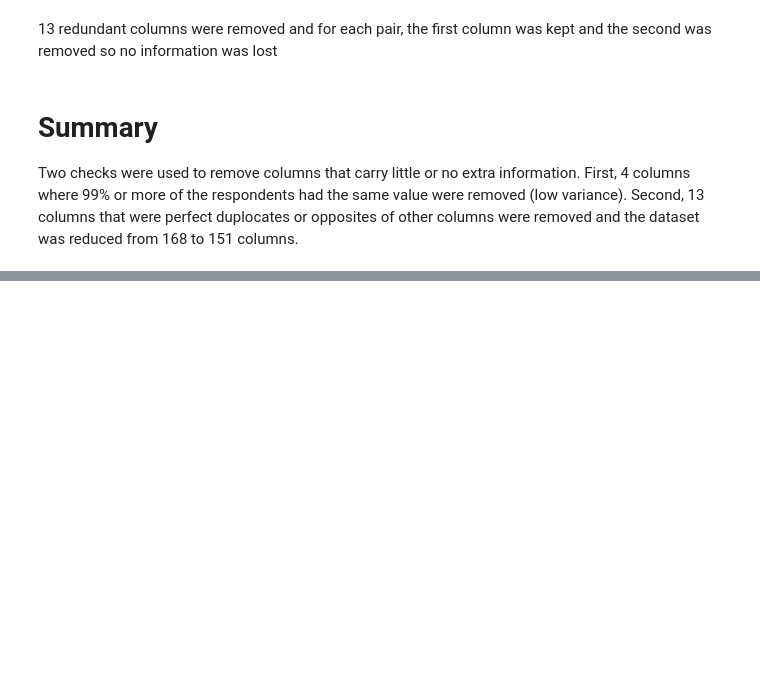
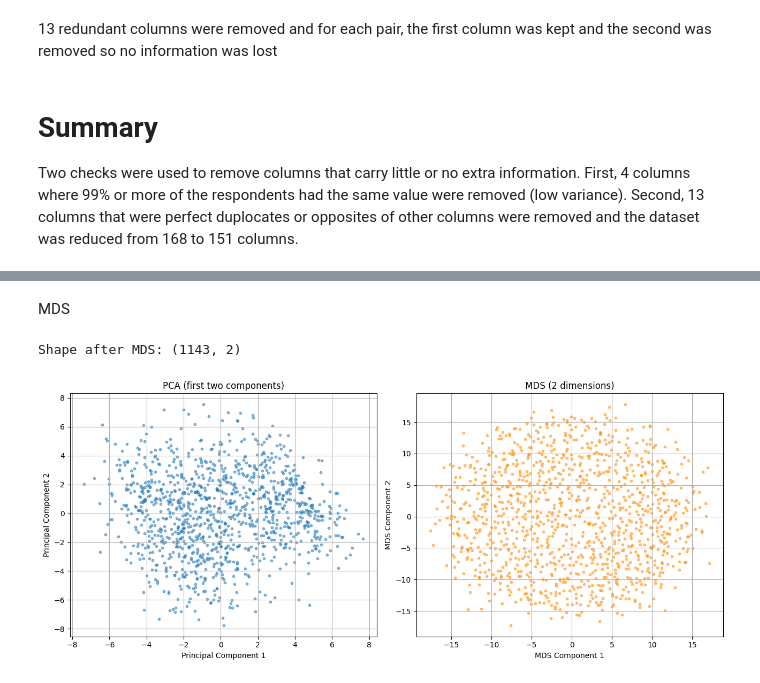
Before and after one commit to faisalhamza909-blip/mental-health-clustering-case-study-, a Jupyter notebook: mental_health_case_study.ipynb, the cells around one changed output, grey strips where cells are left out. Drawn from its saved outputs; the diff is of its cells as text; code cells hidden in the pictures; blank space fills up the shorter version.

```diff
--- a/mental_health_case_study.ipynb
+++ b/mental_health_case_study.ipynb
@@ -676,0 +735,28 @@ Two checks were used to remove columns that carry little or no extra information
+# %% [markdown]
+MDS
+# %%
+from sklearn.manifold import MDS
+mds = MDS(n_components=2, random_state=42, n_init=1)
+mds_data = mds.fit_transform(df_scaled)
+print(f"Shape after MDS: {mds_data.shape}")
+
+fig, axes = plt.subplots(1, 2, figsize=(13, 5.5))
+
+axes[0].scatter(pca_data[:,0], pca_data[:,1], s=10, alpha=0.5)
+axes[0].set_title("PCA (first two components)")
+axes[0].set_xlabel("Principal Component 1")
+axes[0].set_ylabel("Principal Component 2")
+axes[0].grid(True)
+
+axes[1].scatter(mds_data[:,0], mds_data[:,1], s=10, alpha=0.5, color ="darkorange")
+axes[1].set_title("MDS (2 dimensions)")
+axes[1].set_xlabel("MDS Component 1")
+axes[1].set_ylabel("MDS Component 2")
+axes[1].grid(True)
+
+plt.tight_layout()
+plt.savefig(f"{figures_folder}/pca_vs_mds.png", dpi=150, bbox_inches="tight")
+plt.show()
+# %% [output]
+Shape after MDS: (1143, 2)
+[figure, added]
```
Also changed, not shown: parts of 7 cells of this notebook.
